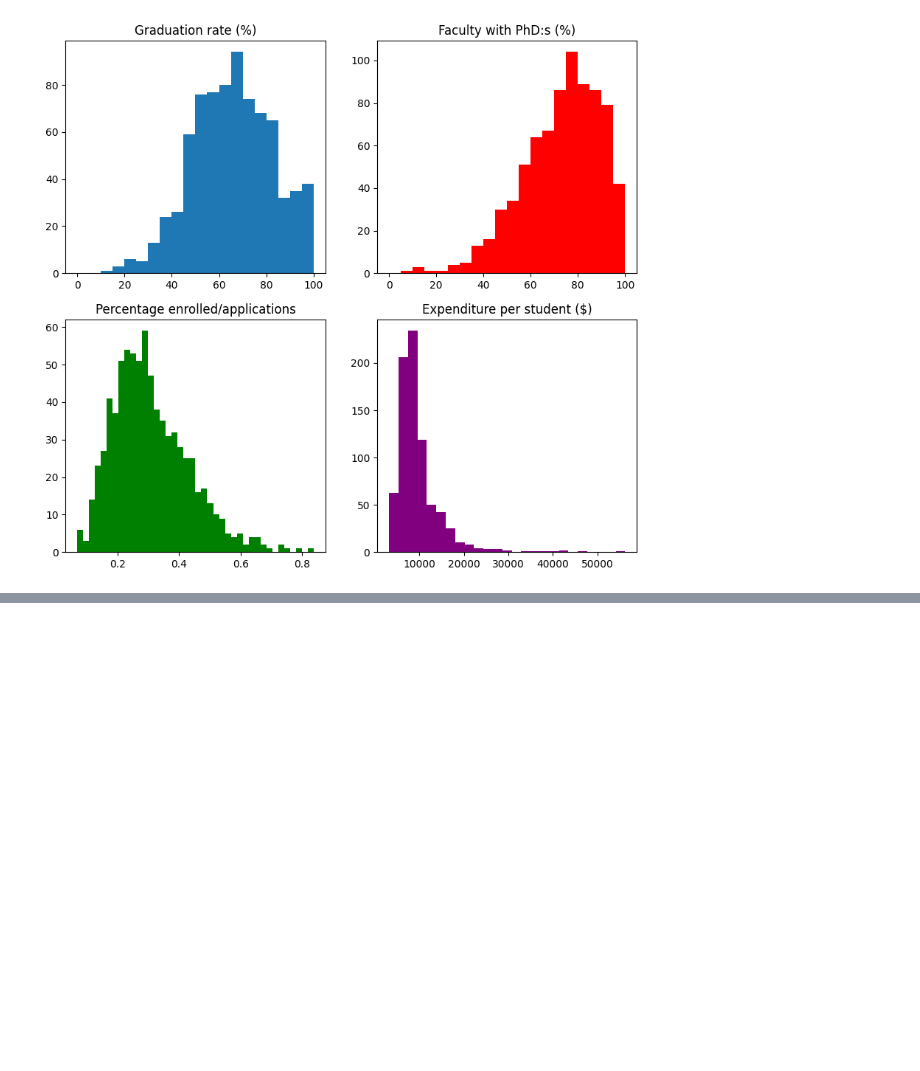
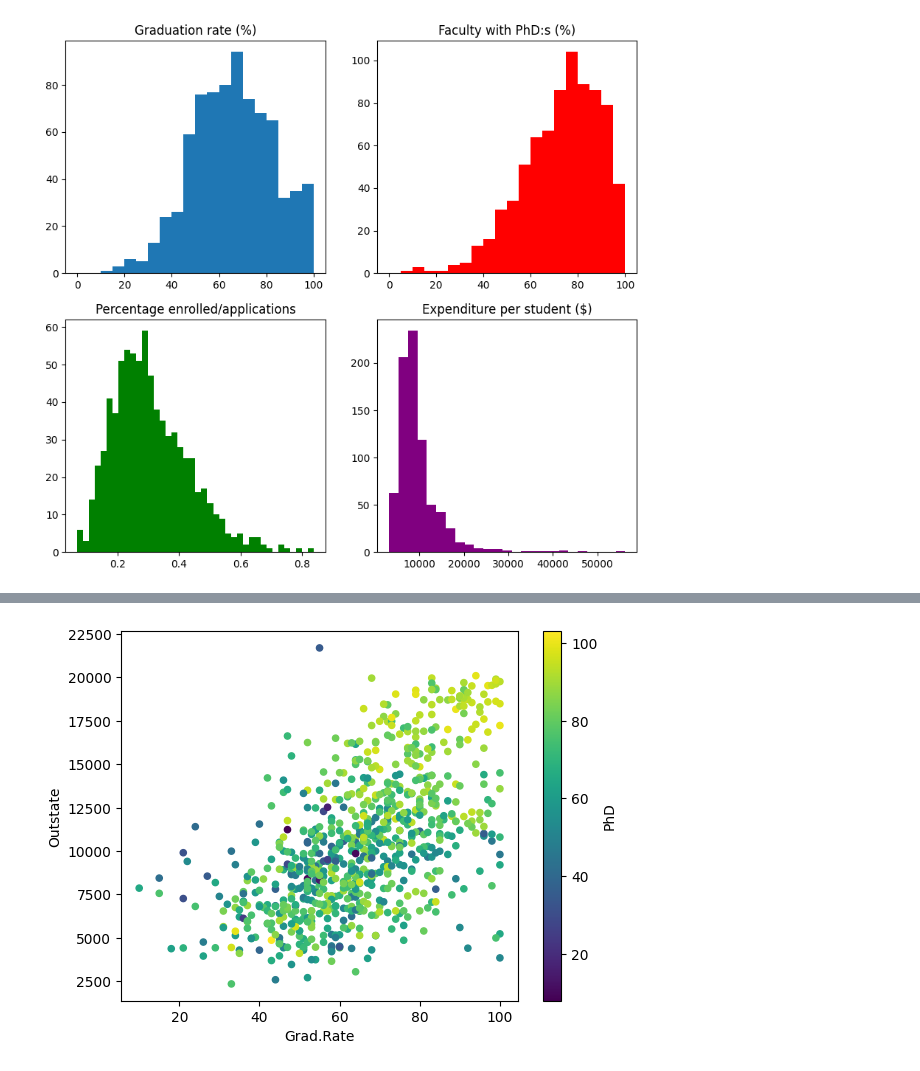
Before and after one commit to bearwinterfirth/college, a Jupyter notebook: college.ipynb, the cells around one changed output, grey strips where cells are left out. Cells and saved outputs as stored; diff of their text form; code cells hidden in the pictures; blank space fills up the shorter version.

Commit message:
Graduation rate

```diff
--- a/college.ipynb
+++ b/college.ipynb
@@ -134,0 +178,6 @@ Nästa sak vi ska undersöka är om det är elitskolorna som har den _lägsta_ a
+# %%
+college4=college.drop("Cazenovia College")       # A value of 118 is dropped for obvious reasons
+college4.plot.scatter(x="Grad.Rate", y="Outstate", c="PhD", colormap="viridis")
+plt.show()
+# %% [output]
+[figure, added]
```
Also changed, not shown: parts of 10 cells of this notebook.
